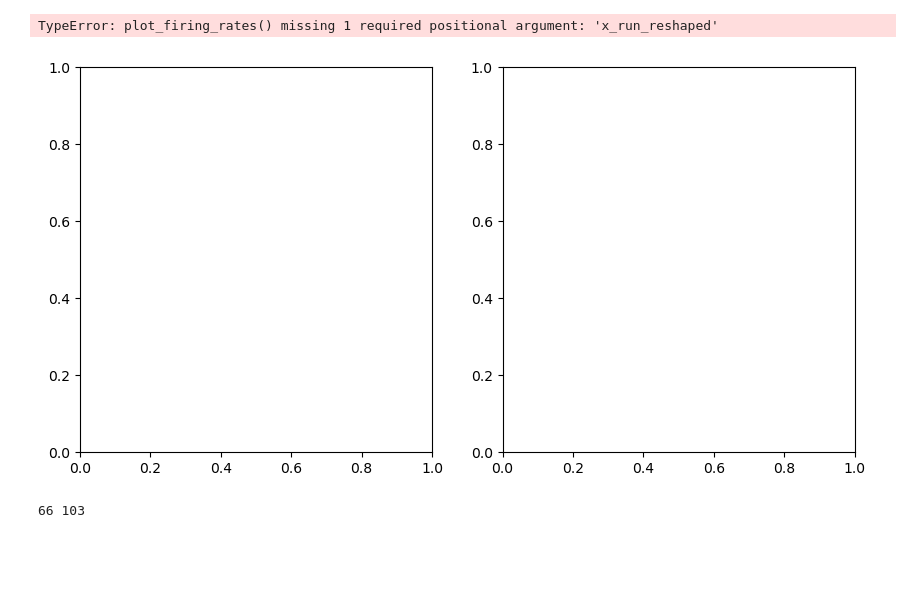
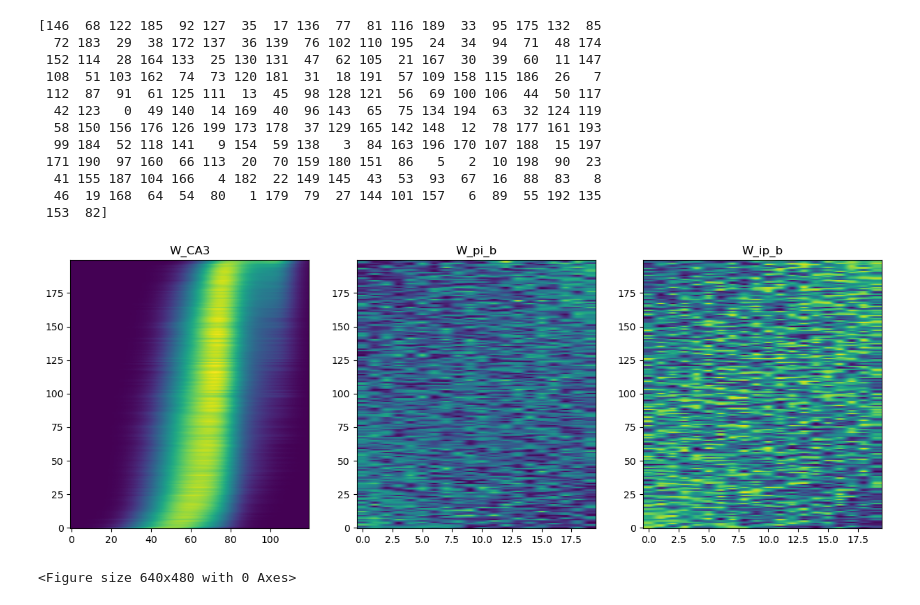
Before and after one commit to febilibix/bursts_CA1, a Jupyter notebook: lean_envs2.ipynb, the cells around one changed output. Drawn from its saved outputs; the diff is of its cells as text; code cells hidden in the pictures; blank space fills up the shorter version.

```diff
--- a/lean_envs2.ipynb
+++ b/lean_envs2.ipynb
@@ -166,13 +205,46 @@ KeyboardInterrupt:
-# %%
-fig, ax = plt.subplots(1, 2, figsize=(10, 5))
-plot_firing_rates(fig, ax[0], fr_learning, pyramidal.m_EC, out='learning', top_down = top_down)
-plot_firing_rates(fig, ax[1], fr_rt, pyramidal.m_EC, out='retrieval', top_down = top_down)
-plt.show()
-# %% [output]
-TypeError: plot_firing_rates() missing 1 required positional argument: 'x_run_reshaped'
-[figure, removed]
-# %%
-n_active = np.sum(mean_firing_rates_learning.sum(axis = 1) != 0)
-print(np.sum(mean_firing_rates_learning.mean(axis = 1) > 1), np.sum(mean_firing_rates_retriev.mean(axis = 1) != 0))
-# %% [output]
-66 103
+# %%
+fig, ax = plt.subplots(1, 3, figsize=(15, 5))
+
+
+for i, W in enumerate([pyramidal.W_CA3, pyramidal.W_pi_b, pyramidal.W_ip_b]):
+    if i == 2:
+        W = W.T
+
+    if i == 0:
+        sort_CA3 = np.argsort(pyramidal.m_CA3)
+        W = W[np.ix_(np.arange(W.shape[0]), sort_CA3)]
+    else:
+        W = W[np.ix_(sort_EC, np.arange(W.shape[1]))]
+
+    weighted_vals = W * np.arange(W.shape[1])[np.newaxis, :]
+    m = weighted_vals.sum(axis=1) / W.sum(axis=1)
+    sort_W = np.argsort(m)
+
+    if i == 0:
+        sort_EC = sort_W
+        print(sort_W)
+        W_sorted = W[np.ix_(sort_W, np.arange(W.shape[1]))]
+
+    else:
+        W_sorted = W[np.ix_(sort_W, np.arange(W.shape[1]))]
+
+    ax[i].imshow(W_sorted, aspect='auto', origin='lower')
+    ax[i].set_title(['W_CA3', f'W_pi_b', f'W_ip_b'][i])
+
+plt.show()
+plt.tight_layout()
+# %% [output]
+[146  68 122 185  92 127  35  17 136  77  81 116 189  33  95 175 132  85
+  72 183  29  38 172 137  36 139  76 102 110 195  24  34  94  71  48 174
+ 152 114  28 164 133  25 130 131  47  62 105  21 167  30  39  60  11 147
+ 108  51 103 162  74  73 120 181  31  18 191  57 109 158 115 186  26   7
+ 112  87  91  61 125 111  13  45  98 128 121  56  69 100 106  44  50 117
+  42 123   0  49 140  14 169  40  96 143  65  75 134 194  63  32 124 119
+  58 150 156 176 126 199 173 178  37 129 165 142 148  12  78 177 161 193
+  99 184  52 118 141   9 154  59 138   3  84 163 196 170 107 188  15 197
+ 171 190  97 160  66 113  20  70 159 180 151  86   5   2  10 198  90  23
+  41 155 187 104 166   4 182  22 149 145  43  53  93  67  16  88  83   8
+  46  19 168  64  54  80   1 179  79  27 144 101 157   6  89  55 192 135
+ 153  82]
+[figure, added]
+<Figure size 640x480 with 0 Axes>
```
Also changed, not shown: parts of 10 cells of this notebook, 40 other files.
